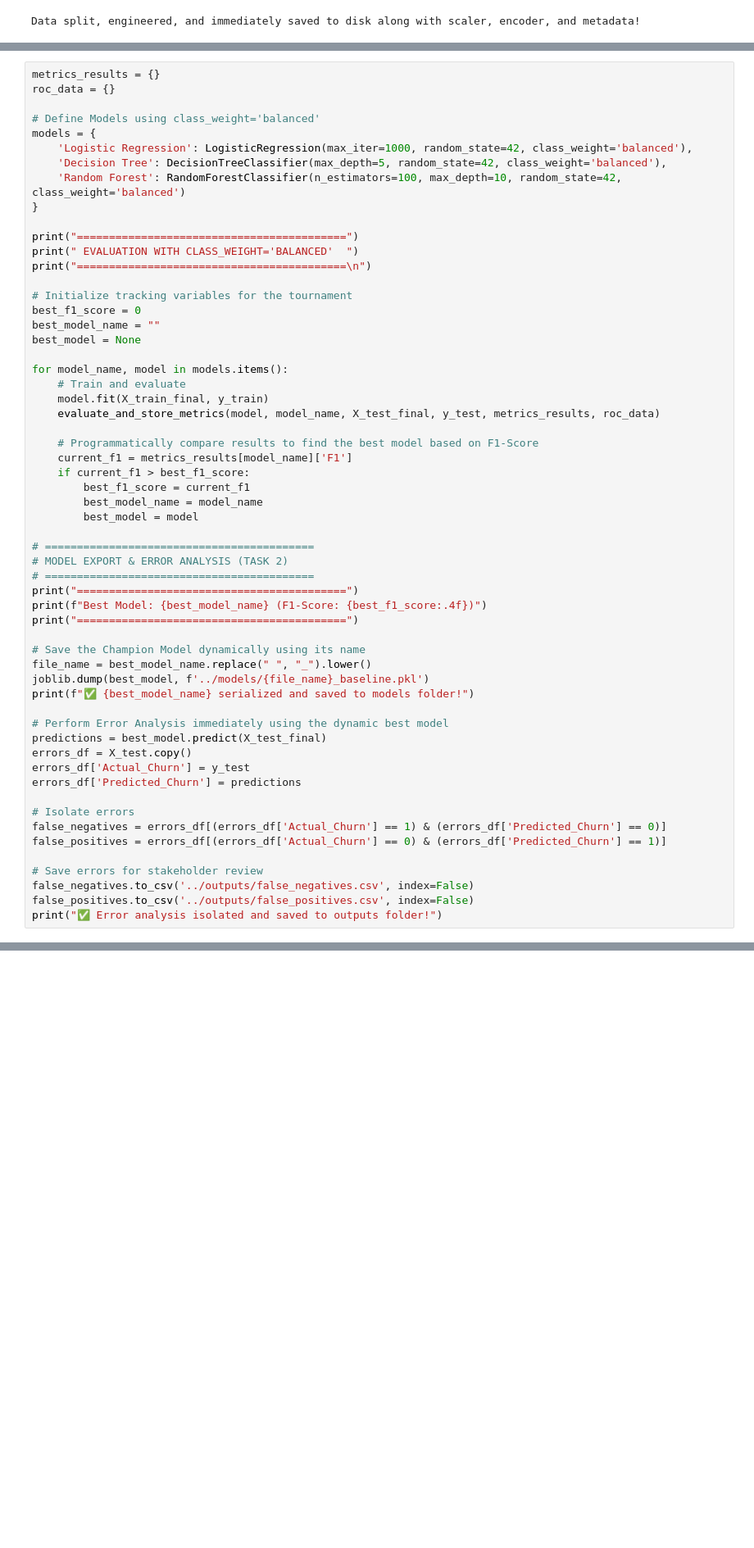
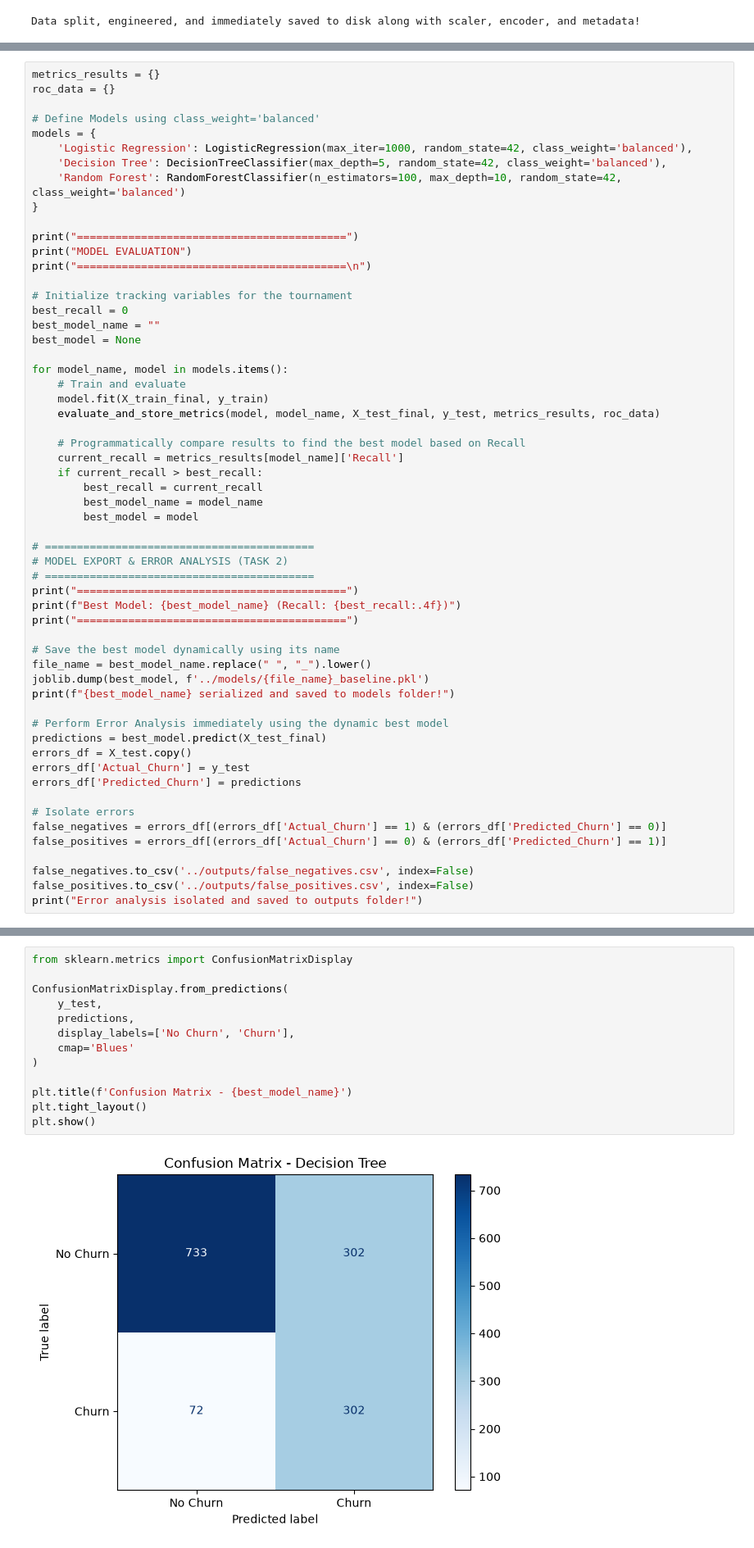
Before and after one commit to jnaneswar077/churn-prediction-mlops, a Jupyter notebook: notebooks/project_implementation.ipynb, the cells around one changed output, grey strips where cells are left out. Shown at 82% size. Saved outputs shown, nothing was run; the diff lists cells and outputs as text; blank space fills up the shorter version.

Commit message:
implemented till model testing

```diff
--- a/notebooks/project_implementation.ipynb
+++ b/notebooks/project_implementation.ipynb
@@ -182,11 +264,11 @@ models = {
 }
 
 print("==========================================")
-print(" EVALUATION WITH CLASS_WEIGHT='BALANCED'  ")
+print("MODEL EVALUATION")
 print("==========================================\n")
 
 # Initialize tracking variables for the tournament
-best_f1_score = 0
+best_recall = 0
 best_model_name = ""
 best_model = None
 
@@ -195,10 +277,10 @@ for model_name, model in models.items():
     model.fit(X_train_final, y_train)
     evaluate_and_store_metrics(model, model_name, X_test_final, y_test, metrics_results, roc_data)
 
-    # Programmatically compare results to find the best model based on F1-Score
-    current_f1 = metrics_results[model_name]['F1']
-    if current_f1 > best_f1_score:
-        best_f1_score = current_f1
+    # Programmatically compare results to find the best model based on Recall
+    current_recall = metrics_results[model_name]['Recall']
+    if current_recall > best_recall:
+        best_recall = current_recall
         best_model_name = model_name
         best_model = model
 
@@ -206,13 +288,13 @@ for model_name, model in models.items():
 # MODEL EXPORT & ERROR ANALYSIS (TASK 2)
 # ==========================================
 print("==========================================")
-print(f"Best Model: {best_model_name} (F1-Score: {best_f1_score:.4f})")
+print(f"Best Model: {best_model_name} (Recall: {best_recall:.4f})")
 print("==========================================")
 
-# Save the Champion Model dynamically using its name
+# Save the best model dynamically using its name
 file_name = best_model_name.replace(" ", "_").lower()
 joblib.dump(best_model, f'../models/{file_name}_baseline.pkl')
-print(f"✅ {best_model_name} serialized and saved to models folder!")
+print(f"{best_model_name} serialized and saved to models folder!")
 
 # Perform Error Analysis immediately using the dynamic best model
 predictions = best_model.predict(X_test_final)
@@ -224,9 +306,8 @@ errors_df['Predicted_Churn'] = predictions
 false_negatives = errors_df[(errors_df['Actual_Churn'] == 1) & (errors_df['Predicted_Churn'] == 0)]
 false_positives = errors_df[(errors_df['Actual_Churn'] == 0) & (errors_df['Predicted_Churn'] == 1)]
 
-# Save errors for stakeholder review
 false_negatives.to_csv('../outputs/false_negatives.csv', index=False)
 false_positives.to_csv('../outputs/false_positives.csv', index=False)
-print("✅ Error analysis isolated and saved to outputs folder!")
+print("Error analysis isolated and saved to outputs folder!")
 # %% [output]
 ==========================================
@@ -248,0 +330,15 @@ Best Model: Random Forest (F1-Score: 0.6314)
+# %%
+from sklearn.metrics import ConfusionMatrixDisplay
+
+ConfusionMatrixDisplay.from_predictions(
+    y_test,
+    predictions,
+    display_labels=['No Churn', 'Churn'],
+    cmap='Blues'
+)
+
+plt.title(f'Confusion Matrix - {best_model_name}')
+plt.tight_layout()
+plt.show()
+# %% [output]
+[figure, added]
```
Also changed, not shown: parts of 11 cells of this notebook, 4 other files.
